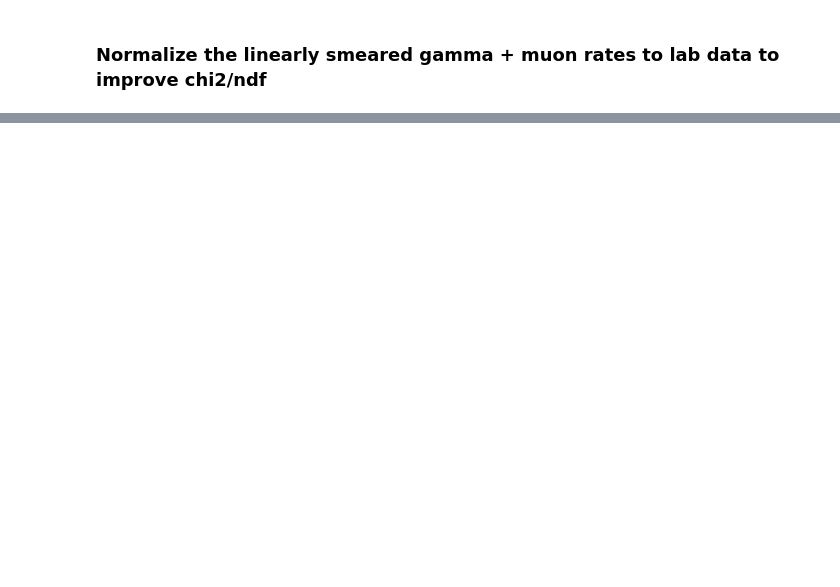
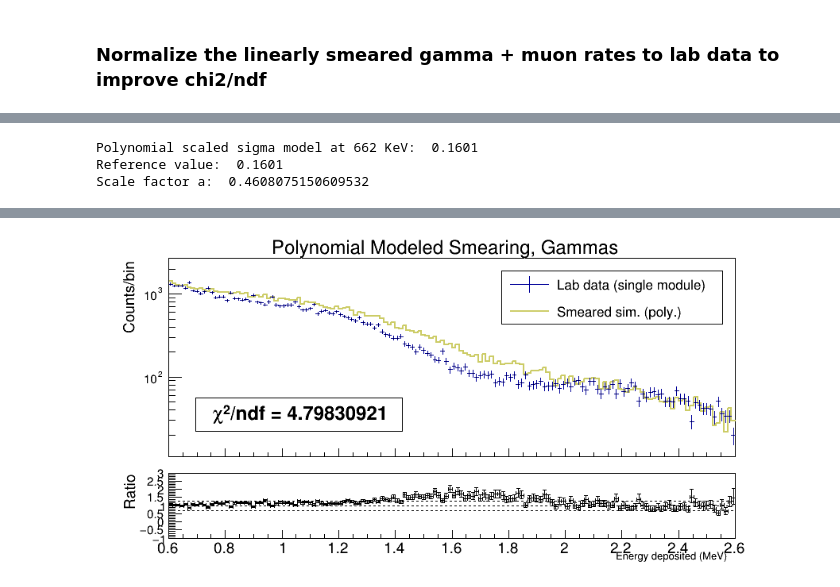
Before and after one commit to sgrobnik/SmearingProjectCUORE, a Jupyter notebook: SemaringProject_MuonsAndGammaSim_Din_vz5.ipynb, the cells around one changed output, grey strips where cells are left out. Cells and saved outputs as stored; diff of their text form; code cells hidden in the pictures; blank space fills up the shorter version.

Commit message:
Attempting to introduce polynomial model with TMinuit minimization algorithm of chi2

```diff
--- a/SemaringProject_MuonsAndGammaSim_Din_vz5.ipynb
+++ b/SemaringProject_MuonsAndGammaSim_Din_vz5.ipynb
@@ -985,0 +1044,78 @@ Use TMinuit to model the energy resolution as $ \sigma^2 = c_0 + c_1 E_{PE} + c_
+# %%
+# Check if smearing gives correct value of sigma at 662 KeV.
+par = [6.77683e-01, 9.76832e+00, 1.40082e-03]
+a = (sig662*pe_mev) / scale_poly(1, .662*pe_mev, par)
+
+print("Polynomial scaled sigma model at 662 KeV: ", scale_poly(a, .662*pe_mev,par)/pe_mev)
+print("Reference value: ", sig662)
+print("Scale factor a: ", a)
+
+smeared_g.Reset()
+lab_g.Reset()
+# par = [8.77816e+00,4.59079e-01,7.95828e-03]
+# c0 = minuit.GetParameter(0,.0,.0)
+# c1 = minuit.GetParameter(1,.0,.0)
+# c2 = minuit.GetParameter(2,.0,.0)
+fill_hist(smeared_g, smear_poly(sim_mev, par, 0, a))
+fill_hist(lab_g, lab_mev)
+
+c8 = TCanvas('c8','',900,450)
+
+gPad.SetLogy()
+
+gStyle.SetStatFontSize(.08)
+gStyle.SetTitleFontSize(0.085)
+gStyle.SetStatW(0.4)
+
+gStyle.SetPalette(kBird)
+
+smeared_g.SetTitle("Polynomial Modeled Smearing, Gammas")
+smeared_g.GetXaxis().SetTitle("Energy deposited (MeV)")
+
+lab_g.SetLineWidth(1)
+smeared_g.SetLineWidth(2)
+
+# lab_g.SetAxisRange(0.8, 14, "X")
+# smeared_g.SetAxisRange(0.8, 14, "X")
+
+lab_g.Draw("hist")
+smeared_g.Draw("hist same")
+smeared_g.SetLineColor(kYellow-6)
+
+c8.Clear()
+
+rp = TRatioPlot(smeared_g,lab_g)
+rp.Draw()
+
+rp.GetLowerRefYaxis().SetTitle("Ratio")
+rp.GetUpperRefYaxis().SetTitle("Counts/bin")
+rp.GetUpperRefYaxis().SetTitleOffset(0.7)
+rp.GetLowerRefYaxis().SetTitleOffset(0.7)
+rp.GetLowerRefYaxis().SetRangeUser(-1,3)
+
+rp.GetLowerRefYaxis().SetLabelSize(.04)
+rp.GetLowerRefYaxis().SetTitleSize(.05)
+rp.GetUpperRefYaxis().SetLabelSize(.04)
+rp.GetUpperRefYaxis().SetTitleSize(.05)
+rp.GetLowerRefXaxis().SetLabelSize(.05)
+rp.GetLowerRefXaxis().SetTitleSize(.035)
+
+chi2 = " #chi^{2}/ndf = " + str(round(lab_g.Chi2Test(smeared_g, "UW CHI2/NDF"), 8)) + " "
+
+legend = TLegend(0.57,0.73,0.88,0.89)
+legend.AddEntry(lab_g,"Lab data (single module)","le")
+legend.AddEntry(smeared_g,"Smeared sim. (poly.)","l")
+legend.Draw()
+
+title = TPaveText(0.14, 0.41, 0.43, 0.51, "NDC")
+title.AddText(chi2)
+title.SetMargin(0.05)
+title.SetBorderSize(1)
+title.SetFillColor(0)
+title.Draw()
+
+c8.Draw()
+# %% [output]
+Polynomial scaled sigma model at 662 KeV:  0.1601
+Reference value:  0.1601
+Scale factor a:  0.4608075150609532
@@ -985,0 +1123 @@ Use TMinuit to model the energy resolution as $ \sigma^2 = c_0 + c_1 E_{PE} + c_
+[figure, added]
```
Also changed, not shown: parts of 21 cells of this notebook, 1 other file.
